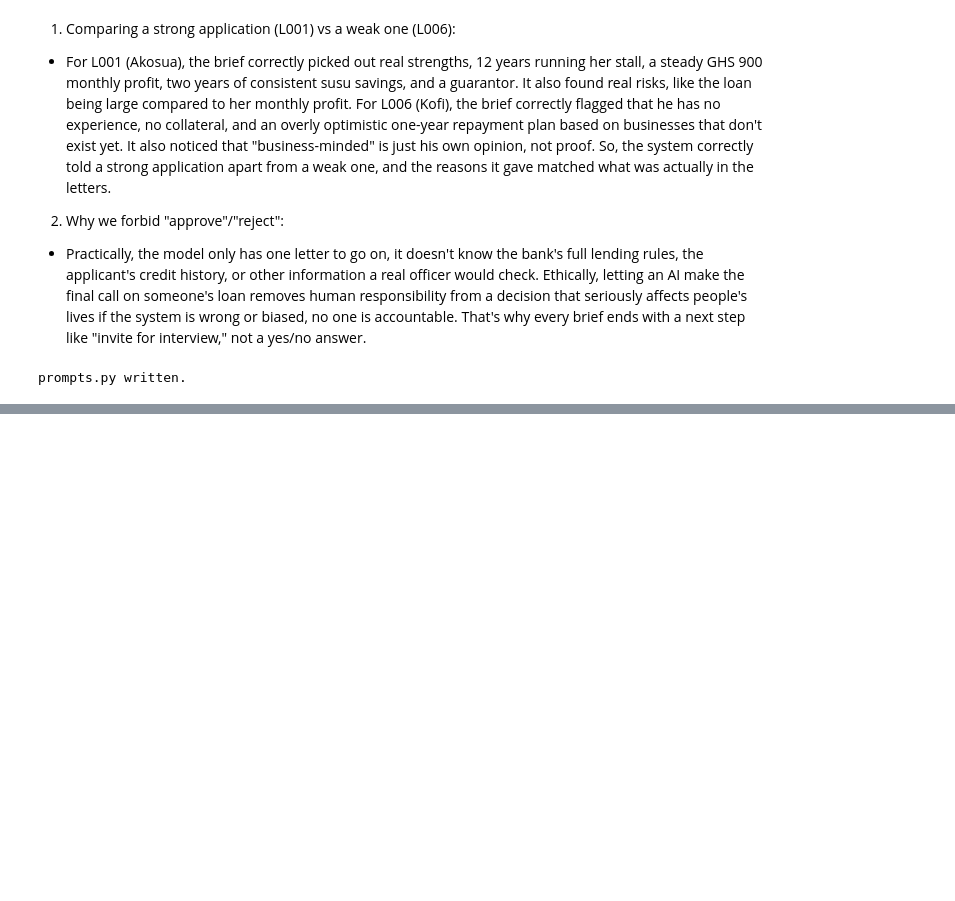
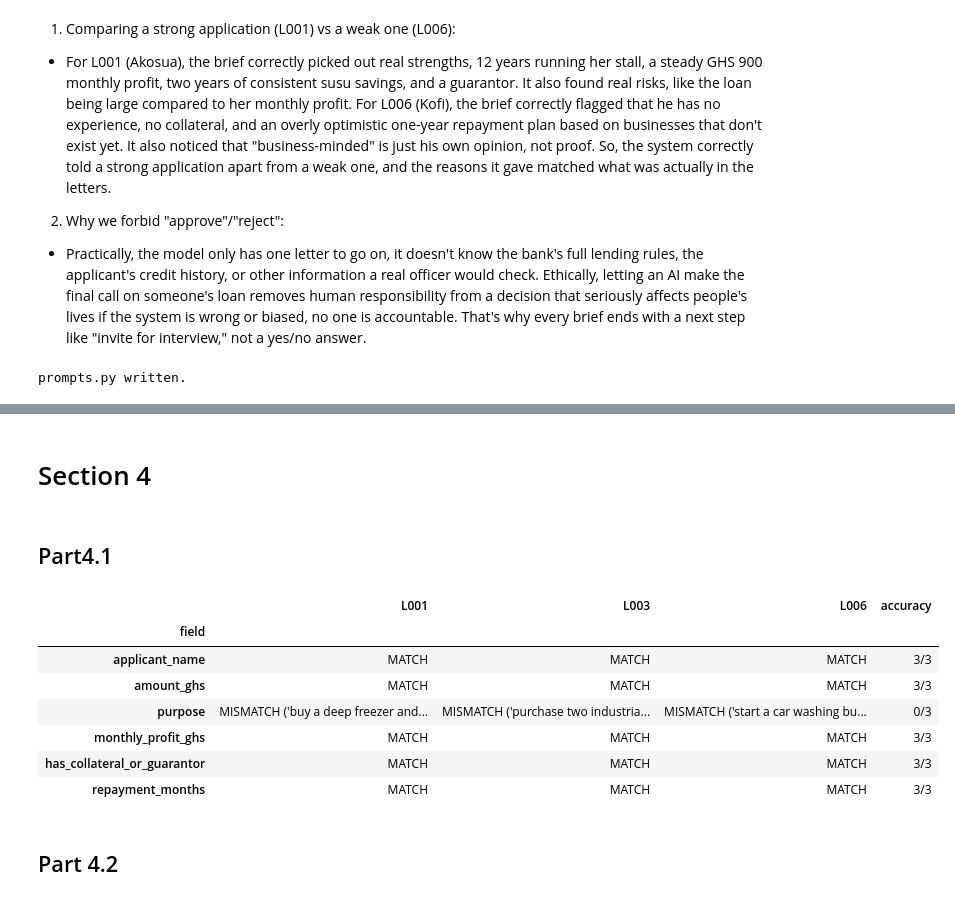
Before and after one commit to Nijimbere722/lab-4-llm-decision-support, a Jupyter notebook: Lab4.ipynb, the cells around one changed output, grey strips where cells are left out. Saved outputs shown, nothing was run; the diff lists cells and outputs as text; code cells hidden in the pictures; blank space fills up the shorter version.

Commit message:
Completed Part 4

```diff
--- a/Lab4.ipynb
+++ b/Lab4.ipynb
@@ -447,3 +447,47 @@ files.download("prompts.py")
 # %% [output]
 [interactive output not drawn]
 [interactive output not drawn]
+# %% [markdown]
+# Section 4
+# %% [markdown]
+## Part4.1
+# %%
+import numpy as np
+
+def values_match(field, predicted, gold):
+    predicted_missing = predicted is None or (isinstance(predicted, float) and np.isnan(predicted))
+    gold_missing = gold is None
+    if predicted_missing and gold_missing:
+        return True
+    if predicted_missing or gold_missing:
+        return False
+    if field in ("applicant_name", "purpose"):
+        return str(predicted).strip().lower() == str(gold).strip().lower()
+    return predicted == gold
+
+accuracy_rows = []
+for field in fields_to_check:
+    row = {"field": field}
+    correct = 0
+    for lid in gold_ids:
+        predicted = extraction_df.loc[lid, field] if lid in extraction_df.index else None
+        gold_val = GOLD[lid][field]
+        match = values_match(field, predicted, gold_val)
+        row[lid] = "MATCH" if match else f"MISMATCH ({predicted!r} vs {gold_val!r})"
+        correct += match
+    row["accuracy"] = f"{correct}/{len(gold_ids)}"
+    accuracy_rows.append(row)
+
+accuracy_df = pd.DataFrame(accuracy_rows).set_index("field")
+accuracy_df
+# %% [output]
+|  | L001 | L003 | L006 | accuracy |
+| field |  |  |  |  |
+| applicant_name | MATCH | MATCH | MATCH | 3/3 |
+| amount_ghs | MATCH | MATCH | MATCH | 3/3 |
+| purpose | MISMATCH ('buy a deep freezer and... | MISMATCH ('purchase two industria... | MISMATCH ('start a car washing bu... | 0/3 |
+| monthly_profit_ghs | MATCH | MATCH | MATCH | 3/3 |
+| has_collateral_or_guarantor | MATCH | MATCH | MATCH | 3/3 |
+| repayment_months | MATCH | MATCH | MATCH | 3/3 |
+# %% [markdown]
+## Part 4.2
```
Also changed, not shown: parts of 6 cells of this notebook.
